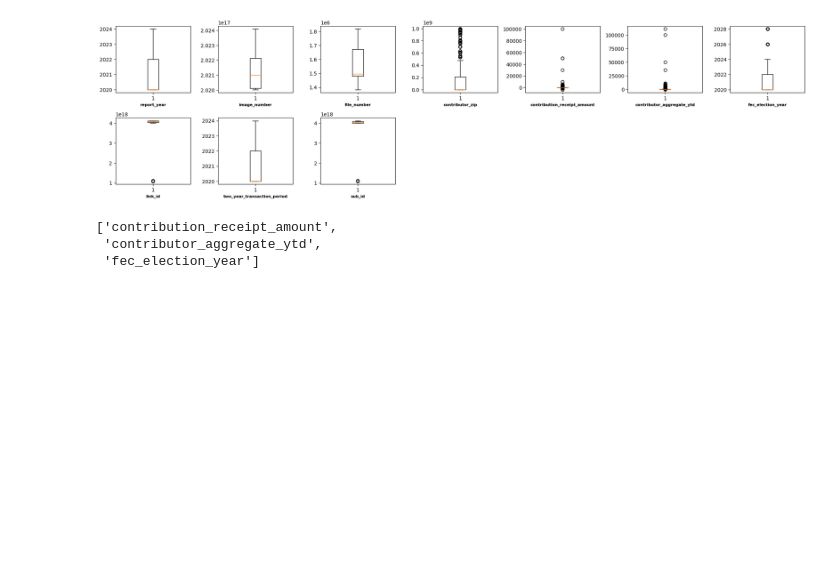
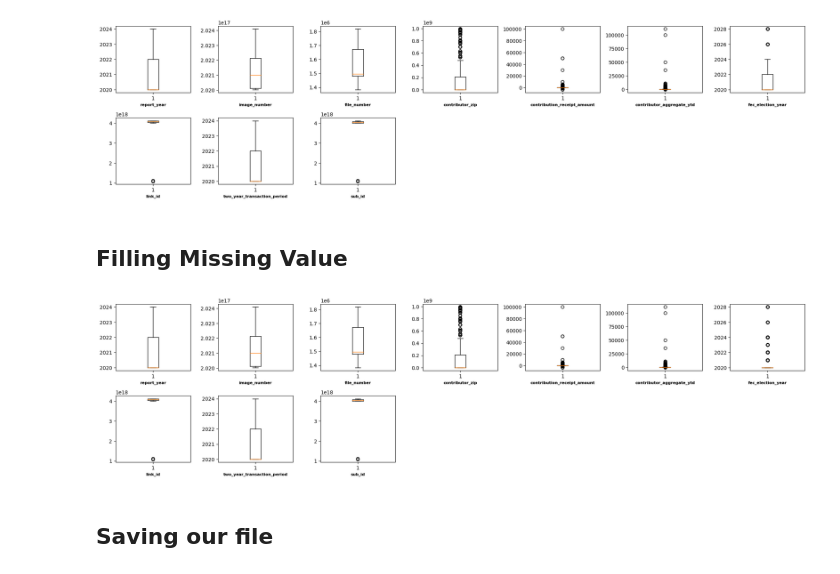
Before and after one commit to NaniDaChaman/Sparsh-coding-challenge-FA24, a Jupyter notebook: Political_Dataset_cleaning.ipynb, the cells around one changed output. Cells and saved outputs as stored; diff of their text form; code cells hidden in the pictures; blank space fills up the shorter version.

```diff
--- a/Political_Dataset_cleaning.ipynb
+++ b/Political_Dataset_cleaning.ipynb
@@ -145,0 +205,8 @@ dtype: int64
+# %%
+don_unique={}
+for col in donations.select_dtypes(include= 'object').columns.tolist() :
+  don_unique[col] = donations[col].unique()
+
+#to look at unique data points of each  categorical columns
+
+don_unique["contributor_employer"]
@@ -155,9 +224,25 @@ for i, var in enumerate(num_var):
 plt.tight_layout()
 # %% [output]
 [figure]
-# %%
-donations.select_dtypes(include='float').columns.tolist()
-# %% [output]
-['contribution_receipt_amount',
- 'contributor_aggregate_ytd',
- 'fec_election_year']
+# %% [markdown]
+## Filling Missing Value
+# %%
+for col in donations.select_dtypes(include= 'object').columns.tolist():
+  donations[col] = donations[col].fillna("MISSING")#we'll have an easier time making them into numbers !!!
+
+for col in donations.select_dtypes(include= 'number').columns.tolist():
+  donations[col] = donations[col].fillna(donations[col].median()) #median is choosen since our data has some large outliers !!!
+# %%
+num_var = donations.select_dtypes(include= 'number').columns.tolist()
+plt.figure(figsize=(20,10))
+
+for i, var in enumerate(num_var):
+  plt.subplot(4,7,1+i)
+  plt.boxplot(donations[var].dropna())
+  plt.xlabel(var,fontsize=8, weight='bold')
+
+plt.tight_layout()
+# %% [output]
+[figure, added]
+# %% [markdown]
+## Saving our file
```
Also changed, not shown: parts of 17 cells of this notebook.
